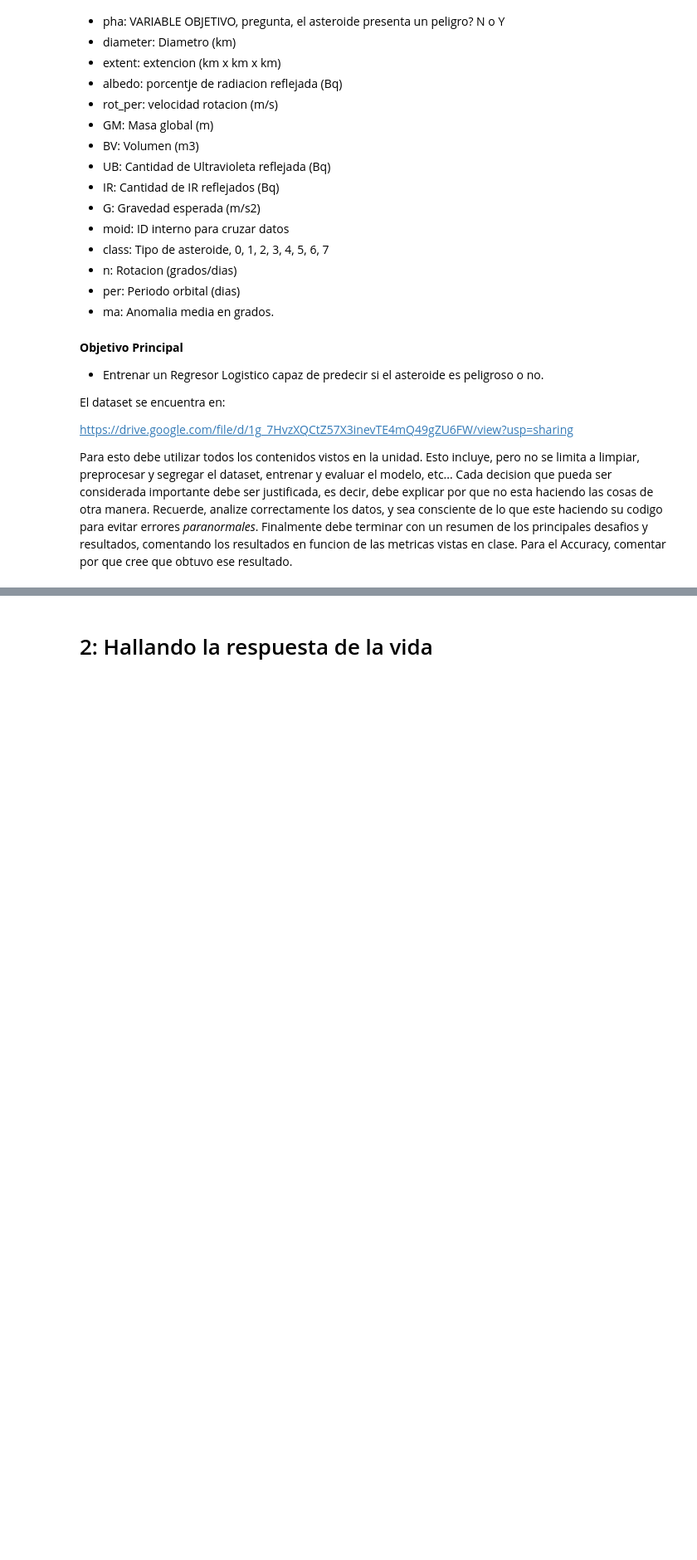
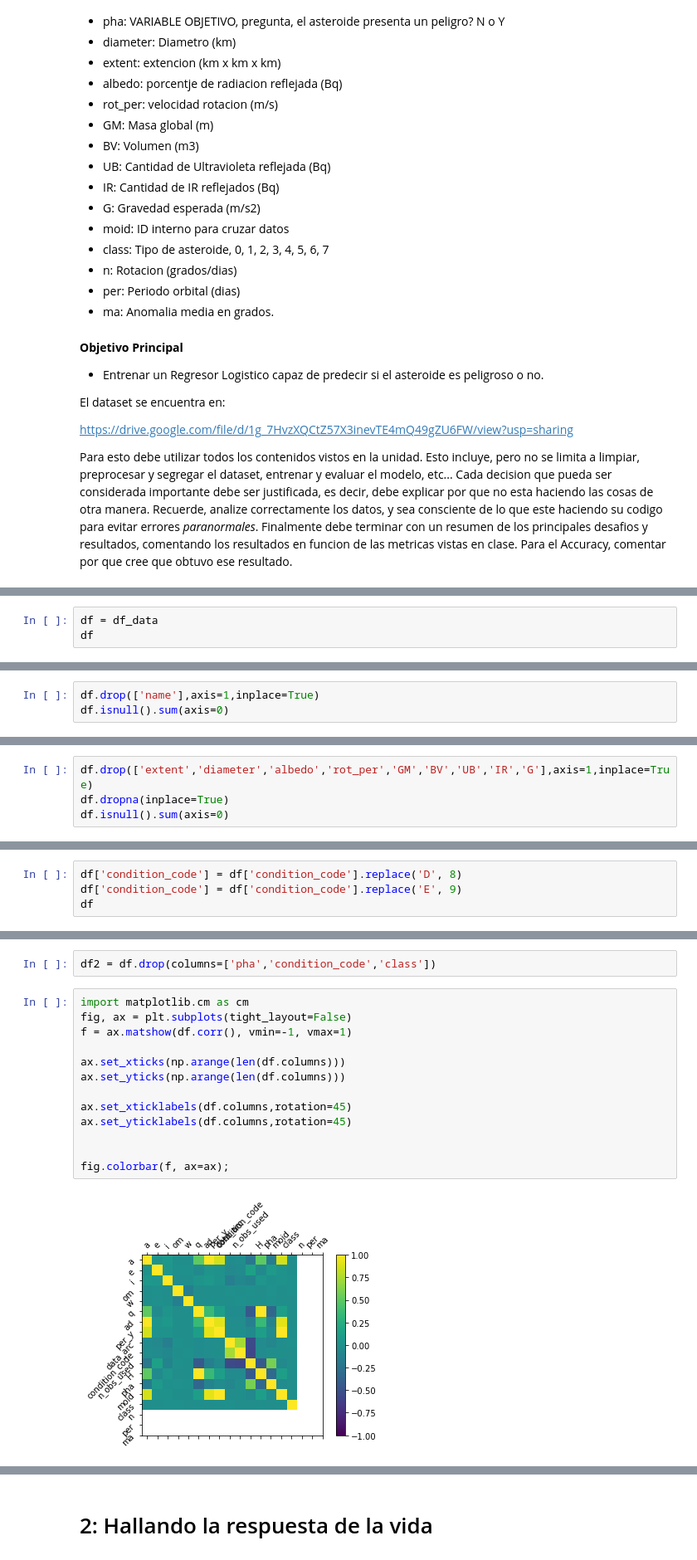
Before and after one commit to Jonefg0/AprendizajeSupervisado, a Jupyter notebook: Tarea/Tarea-U3.ipynb, the cells around one changed output, grey strips where cells are left out. Shown: that part at 83% size. Drawn from its saved outputs; the diff is of its cells as text; blank space fills up the shorter version.

```diff
--- a/Tarea/Tarea-U3.ipynb
+++ b/Tarea/Tarea-U3.ipynb
@@ -61,0 +74,3 @@ Para esto debe utilizar todos los contenidos vistos en la unidad. Esto incluye,
+# %%
+df = df_data
+df
@@ -61,0 +93,3 @@ Para esto debe utilizar todos los contenidos vistos en la unidad. Esto incluye,
+# %%
+df.drop(['name'],axis=1,inplace=True)
+df.isnull().sum(axis=0)
@@ -61,0 +132,4 @@ Para esto debe utilizar todos los contenidos vistos en la unidad. Esto incluye,
+# %%
+df.drop(['extent','diameter','albedo','rot_per','GM','BV','UB','IR','G'],axis=1,inplace=True)
+df.dropna(inplace=True)
+df.isnull().sum(axis=0)
@@ -61,0 +200,4 @@ Para esto debe utilizar todos los contenidos vistos en la unidad. Esto incluye,
+# %%
+df['condition_code'] = df['condition_code'].replace('D', 8)
+df['condition_code'] = df['condition_code'].replace('E', 9)
+df
@@ -61,0 +227,17 @@ Para esto debe utilizar todos los contenidos vistos en la unidad. Esto incluye,
+# %%
+df2 = df.drop(columns=['pha','condition_code','class'])
+# %%
+import matplotlib.cm as cm
+fig, ax = plt.subplots(tight_layout=False)
+f = ax.matshow(df.corr(), vmin=-1, vmax=1)
+
+ax.set_xticks(np.arange(len(df.columns)))
+ax.set_yticks(np.arange(len(df.columns)))
+
+ax.set_xticklabels(df.columns,rotation=45)
+ax.set_yticklabels(df.columns,rotation=45)
+
+
+fig.colorbar(f, ax=ax);
+# %% [output]
+[figure, added]
```
Also changed, not shown: parts of 20 cells of this notebook.
